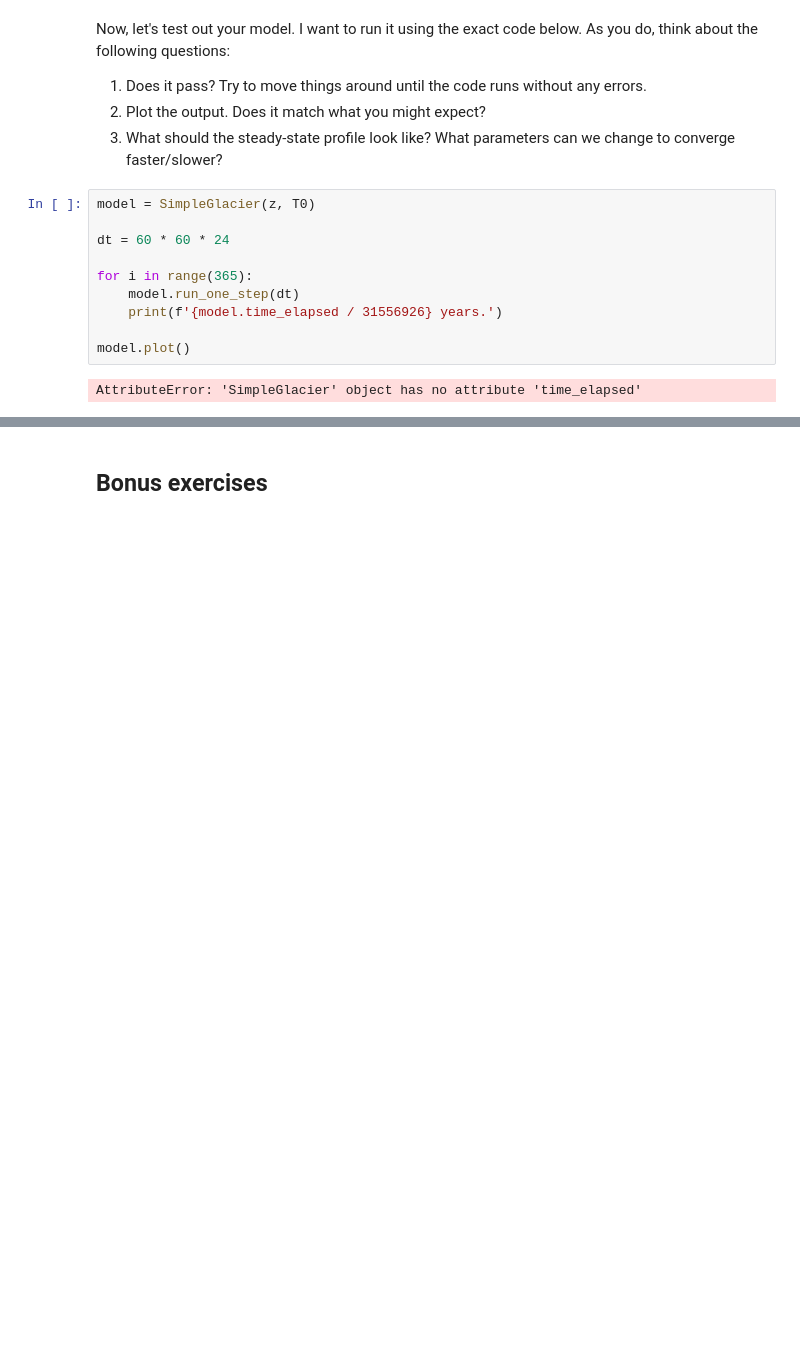
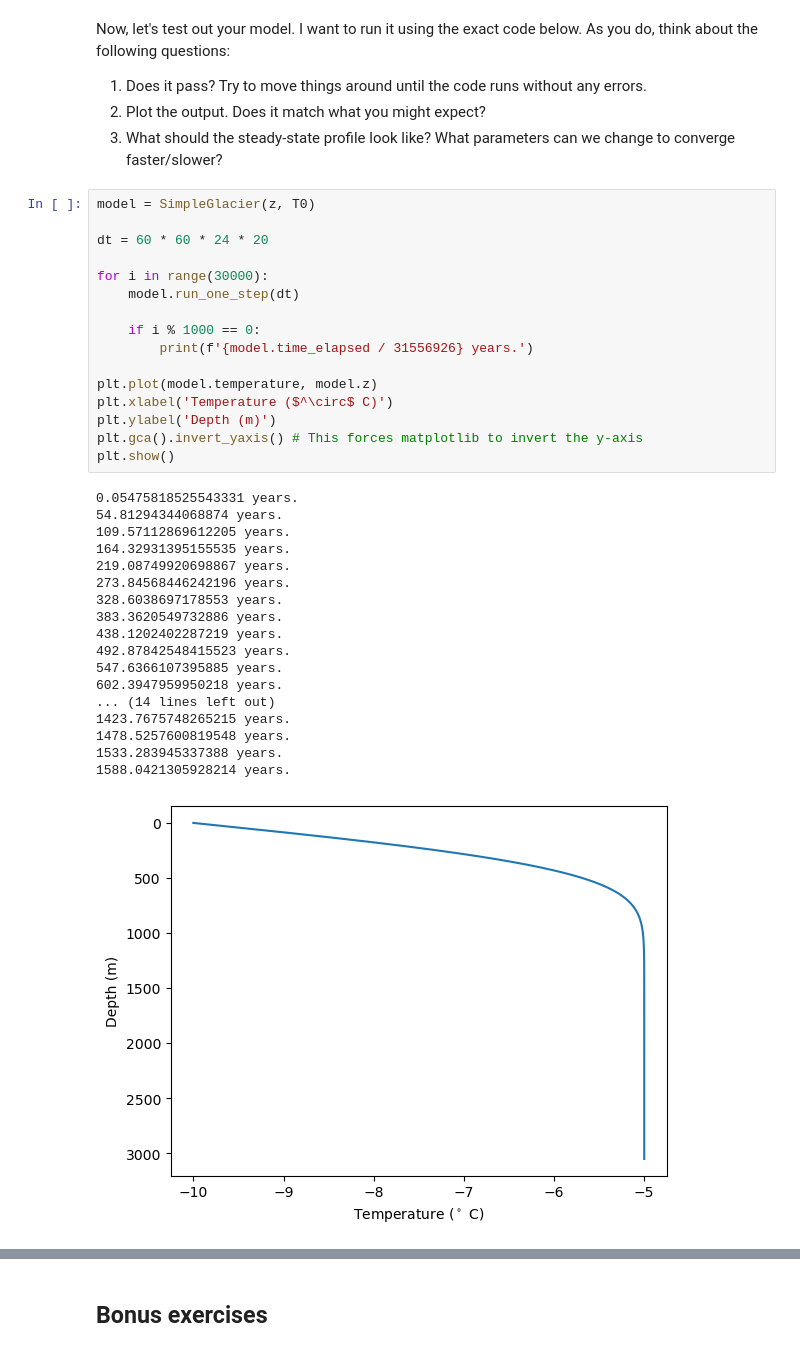
Before and after one commit to csdms/ivy, a Jupyter notebook: lessons/python/yet_another_oop.ipynb, the cells around one changed output, grey strips where cells are left out. Saved outputs shown, nothing was run; the diff lists cells and outputs as text; blank space fills up the shorter version.

```diff
--- a/lessons/python/yet_another_oop.ipynb
+++ b/lessons/python/yet_another_oop.ipynb
@@ -322,13 +346,36 @@ Now, let's test out your model. I want to run it using the exact code below. As
 # %%
 model = SimpleGlacier(z, T0)
 
-dt = 60 * 60 * 24
+dt = 60 * 60 * 24 * 20
 
-for i in range(365):
+for i in range(30000):
     model.run_one_step(dt)
-    print(f'{model.time_elapsed / 31556926} years.')
 
-model.plot()
+    if i % 1000 == 0:
+        print(f'{model.time_elapsed / 31556926} years.')
+
+plt.plot(model.temperature, model.z)
+plt.xlabel('Temperature ($^\circ$ C)')
+plt.ylabel('Depth (m)')
+plt.gca().invert_yaxis() # This forces matplotlib to invert the y-axis
+plt.show()
 # %% [output]
-AttributeError: 'SimpleGlacier' object has no attribute 'time_elapsed'
+0.05475818525543331 years.
+54.81294344068874 years.
+109.57112869612205 years.
+164.32931395155535 years.
+219.08749920698867 years.
+273.84568446242196 years.
+328.6038697178553 years.
+383.3620549732886 years.
+438.1202402287219 years.
+492.87842548415523 years.
+547.6366107395885 years.
+602.3947959950218 years.
+... (14 lines left out)
+1423.7675748265215 years.
+1478.5257600819548 years.
+1533.283945337388 years.
+1588.0421305928214 years.
+[figure, added]
 # %% [markdown]
```
Also changed, not shown: parts of 4 cells of this notebook.
